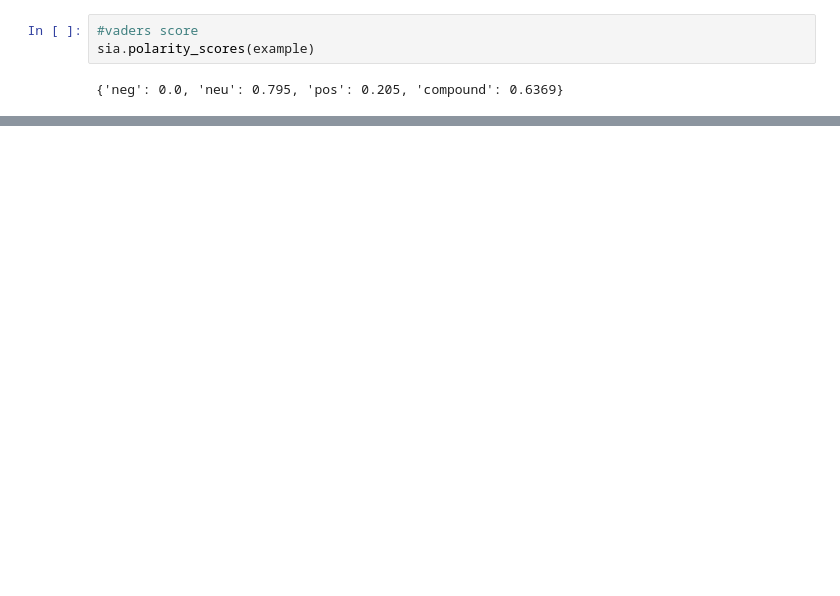
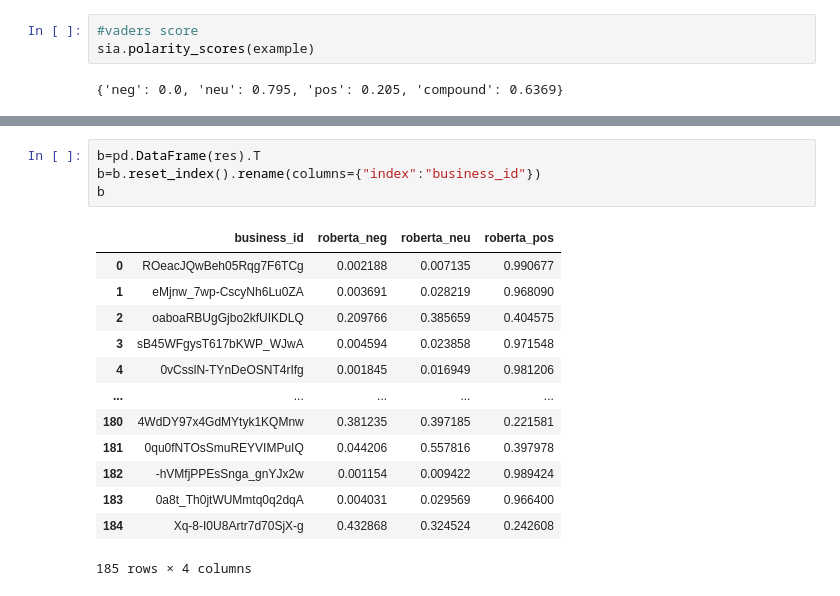
Before and after one commit to apexapaudel484/Event-recommendation, a Jupyter notebook: sentiment-analysis.ipynb, the cells around one changed output, grey strips where cells are left out. Saved outputs shown, nothing was run; the diff lists cells and outputs as text; blank space fills up the shorter version.

```diff
--- a/sentiment-analysis.ipynb
+++ b/sentiment-analysis.ipynb
@@ -375,0 +385,18 @@ sia.polarity_scores(example)
+# %%
+b=pd.DataFrame(res).T
+b=b.reset_index().rename(columns={"index":"business_id"})
+b
+# %% [output]
+|  | business_id | roberta_neg | roberta_neu | roberta_pos |
+| 0 | ROeacJQwBeh05Rqg7F6TCg | 0.002188 | 0.007135 | 0.990677 |
+| 1 | eMjnw_7wp-CscyNh6Lu0ZA | 0.003691 | 0.028219 | 0.968090 |
+| 2 | oaboaRBUgGjbo2kfUIKDLQ | 0.209766 | 0.385659 | 0.404575 |
+| 3 | sB45WFgysT617bKWP_WJwA | 0.004594 | 0.023858 | 0.971548 |
+| 4 | 0vCsslN-TYnDeOSNT4rIfg | 0.001845 | 0.016949 | 0.981206 |
+| ... | ... | ... | ... | ... |
+| 180 | 4WdDY97x4GdMYtyk1KQMnw | 0.381235 | 0.397185 | 0.221581 |
+| 181 | 0qu0fNTOsSmuREYVIMPuIQ | 0.044206 | 0.557816 | 0.397978 |
+| 182 | -hVMfjPPEsSnga_gnYJx2w | 0.001154 | 0.009422 | 0.989424 |
+| 183 | 0a8t_Th0jtWUMmtq0q2dqA | 0.004031 | 0.029569 | 0.966400 |
+| 184 | Xq-8-I0U8Artr7d70SjX-g | 0.432868 | 0.324524 | 0.242608 |
+185 rows × 4 columns
```
Also changed, not shown: parts of 20 cells of this notebook.
